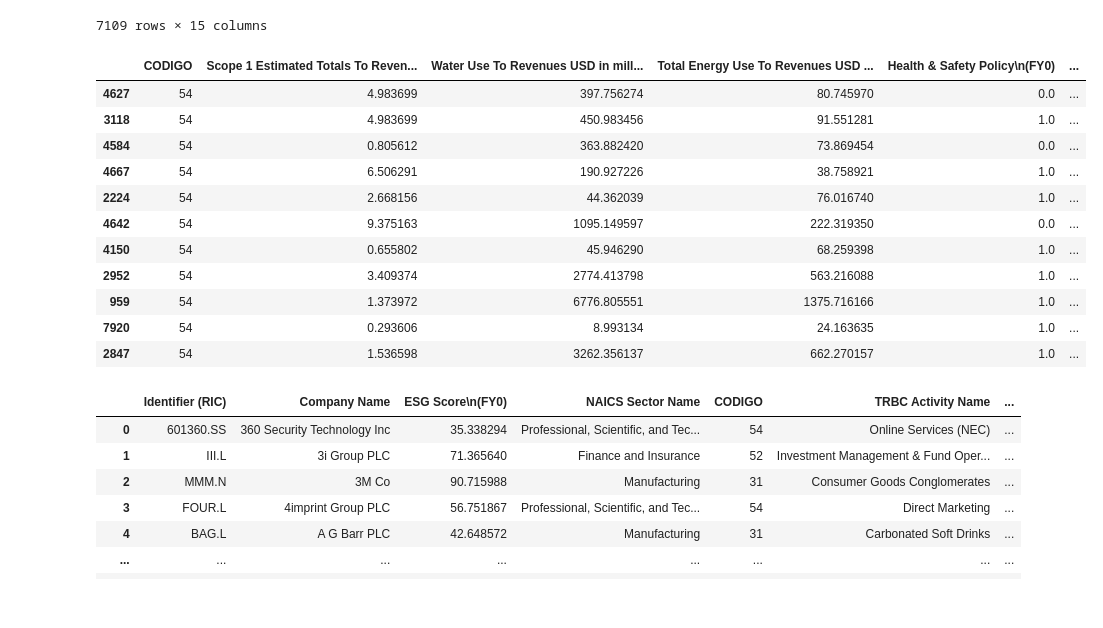
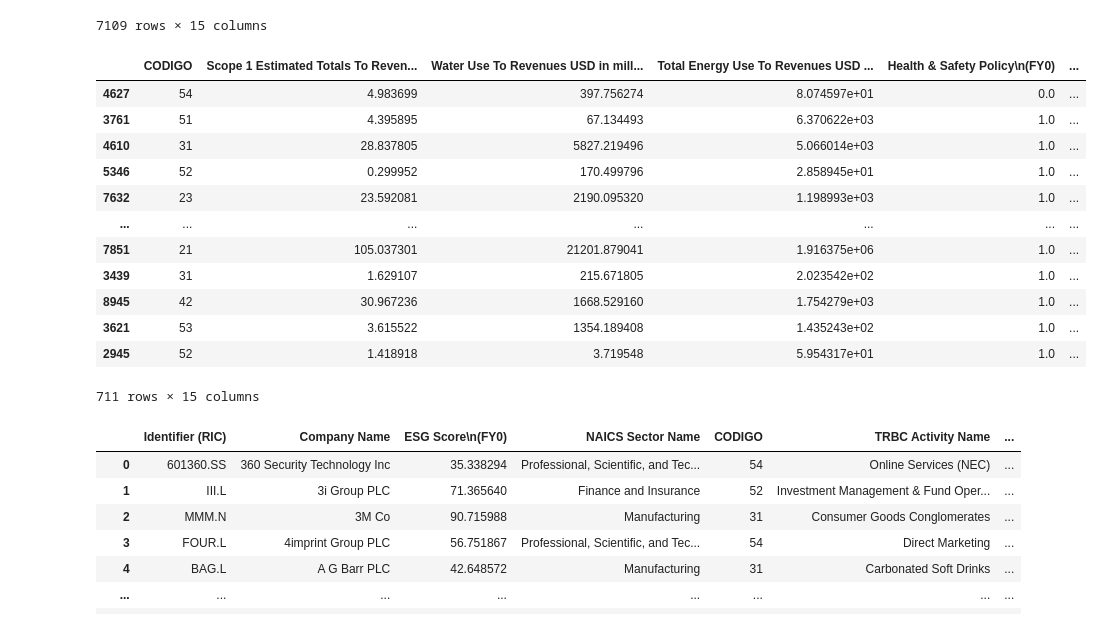
Before and after one commit to ExtensoIn/hackatonBCPBackend, a Jupyter notebook: model/main.ipynb, the cells around one changed output. Drawn from its saved outputs; the diff is of its cells as text; code cells hidden in the pictures.

```diff
--- a/model/main.ipynb
+++ b/model/main.ipynb
@@ -237,20 +237,21 @@ x_train,x_test,y_train,y_test = train_test_split(dataset, esg_score, test_size=0
 # %%
 complete_dataset = pd.read_excel('BASE DE DATOS.xlsx')
 # %%
-x_test[x_test['CODIGO']==54].head(11)
+x_test
 # %% [output]
 |  | CODIGO | Scope 1 Estimated Totals To Reven... | Water Use To Revenues USD in mill... | Total Energy Use To Revenues USD ... | Health & Safety Policy\n(FY0) | ... |
-| 4627 | 54 | 4.983699 | 397.756274 | 80.745970 | 0.0 | ... |
-| 3118 | 54 | 4.983699 | 450.983456 | 91.551281 | 1.0 | ... |
-| 4584 | 54 | 0.805612 | 363.882420 | 73.869454 | 0.0 | ... |
-| 4667 | 54 | 6.506291 | 190.927226 | 38.758921 | 1.0 | ... |
-| 2224 | 54 | 2.668156 | 44.362039 | 76.016740 | 1.0 | ... |
-| 4642 | 54 | 9.375163 | 1095.149597 | 222.319350 | 0.0 | ... |
-| 4150 | 54 | 0.655802 | 45.946290 | 68.259398 | 1.0 | ... |
-| 2952 | 54 | 3.409374 | 2774.413798 | 563.216088 | 1.0 | ... |
-| 959 | 54 | 1.373972 | 6776.805551 | 1375.716166 | 1.0 | ... |
-| 7920 | 54 | 0.293606 | 8.993134 | 24.163635 | 1.0 | ... |
-| 2847 | 54 | 1.536598 | 3262.356137 | 662.270157 | 1.0 | ... |
+| 4627 | 54 | 4.983699 | 397.756274 | 8.074597e+01 | 0.0 | ... |
+| 3761 | 51 | 4.395895 | 67.134493 | 6.370622e+03 | 1.0 | ... |
+| 4610 | 31 | 28.837805 | 5827.219496 | 5.066014e+03 | 1.0 | ... |
+| 5346 | 52 | 0.299952 | 170.499796 | 2.858945e+01 | 1.0 | ... |
+| 7632 | 23 | 23.592081 | 2190.095320 | 1.198993e+03 | 1.0 | ... |
+| ... | ... | ... | ... | ... | ... | ... |
+| 7851 | 21 | 105.037301 | 21201.879041 | 1.916375e+06 | 1.0 | ... |
+| 3439 | 31 | 1.629107 | 215.671805 | 2.023542e+02 | 1.0 | ... |
+| 8945 | 42 | 30.967236 | 1668.529160 | 1.754279e+03 | 1.0 | ... |
+| 3621 | 53 | 3.615522 | 1354.189408 | 1.435243e+02 | 1.0 | ... |
+| 2945 | 52 | 1.418918 | 3.719548 | 5.954317e+01 | 1.0 | ... |
+711 rows × 15 columns
 # %%
 complete_dataset
 # %% [output]
```
Also changed, not shown: 1 other file.
